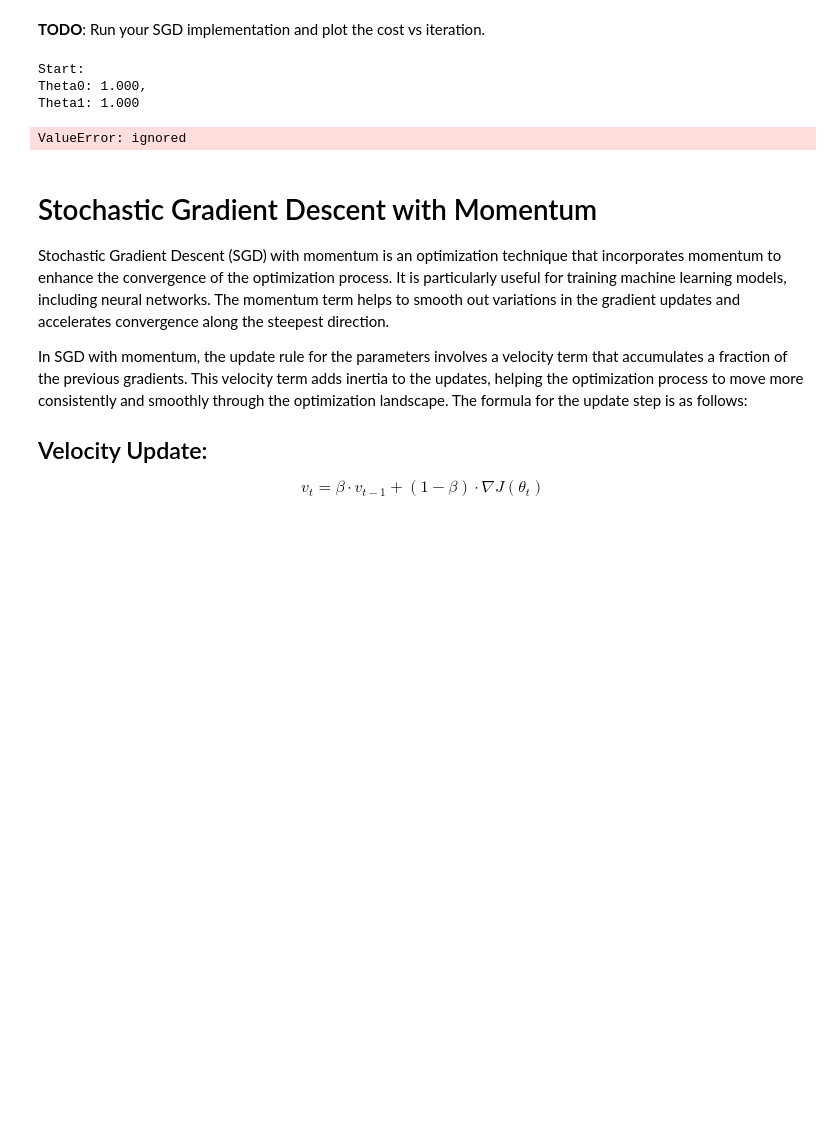
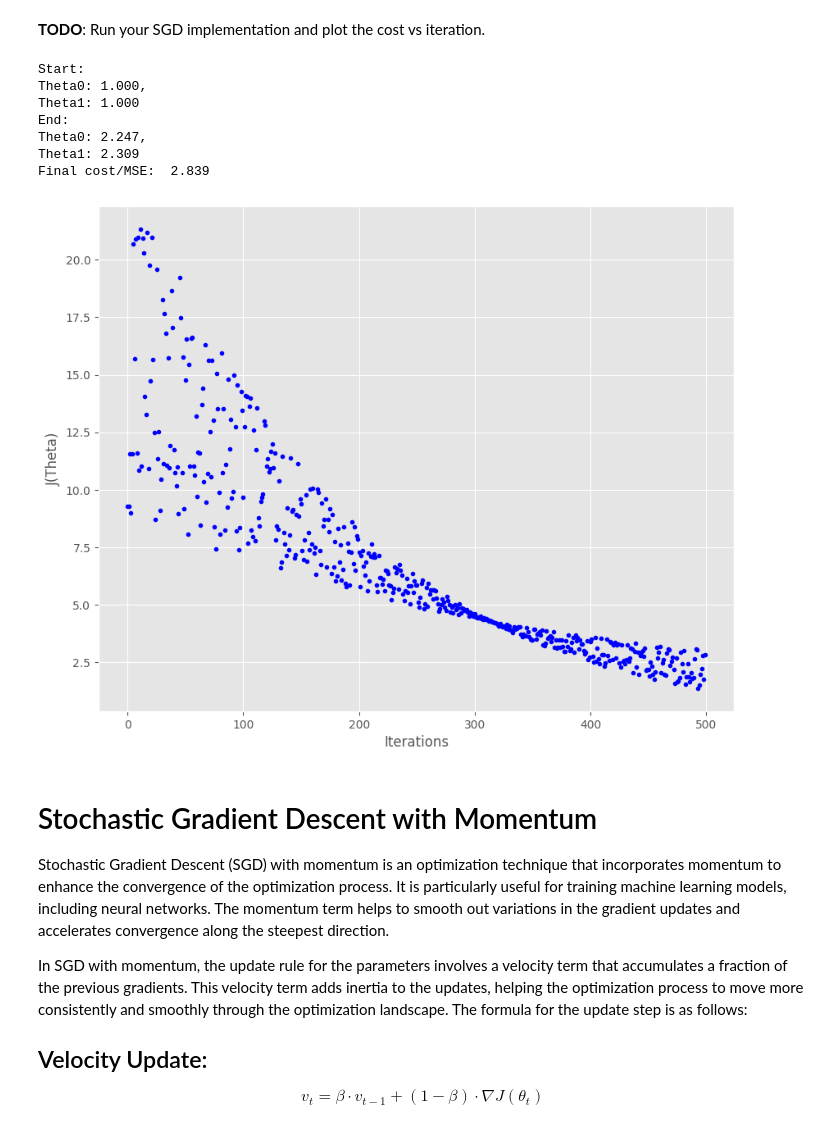
Before and after one commit to HARINI-RadheyKrishna/Machine_Learning, a Jupyter notebook: Gradient_Descent.ipynb, the cells around one changed output. Cells and saved outputs as stored; diff of their text form; code cells hidden in the pictures; blank space fills up the shorter version.

```diff
--- a/Gradient_Descent.ipynb
+++ b/Gradient_Descent.ipynb
@@ -551,35 +547,39 @@ def stochastic_gradient_descent(X, y, theta, learning_rate, iterations):
 # %% [markdown]
 **TODO**: Run your SGD implementation and plot the cost vs iteration.
 # %%
-
+num_iterations = 500
 theta = theta_guess.copy()
 
 print("Start:")
 print("Theta0: {:0.3f},\nTheta1: {:0.3f}".format(theta[0][0], theta[1][0]))
 
 # Add a column of ones to the feature matrix X:
 X_b = np.c_[np.ones((len(X), 1)), X]
 
 # Run Gradient Descent:
 theta, cost_history = stochastic_gradient_descent(X_b, y, theta, learning_rate, num_iterations)
 final_theta['SGD']= theta
 
 
 print("End:")
 print("Theta0: {:0.3f},\nTheta1: {:0.3f}".format(theta[0][0], theta[1][0]))
 print("Final cost/MSE:  {:0.3f}".format(cost_history[-1]))
-final_cost['GD']= cost_history[-1]
+final_cost['SGD']= cost_history[-1]
 
 fig,ax = plt.subplots(figsize=(10,8))
 
 ax.set_ylabel('J(Theta)')
 ax.set_xlabel('Iterations')
 _=ax.plot(range(num_iterations),cost_history,'b.')
 # %% [output]
 Start:
 Theta0: 1.000,
 Theta1: 1.000
+End:
+Theta0: 2.247,
+Theta1: 2.309
+Final cost/MSE:  2.839
-ValueError: ignored
+[figure, added]
 # %% [markdown]
 # Stochastic Gradient Descent with Momentum
 
```
Also changed, not shown: parts of 9 cells of this notebook.
